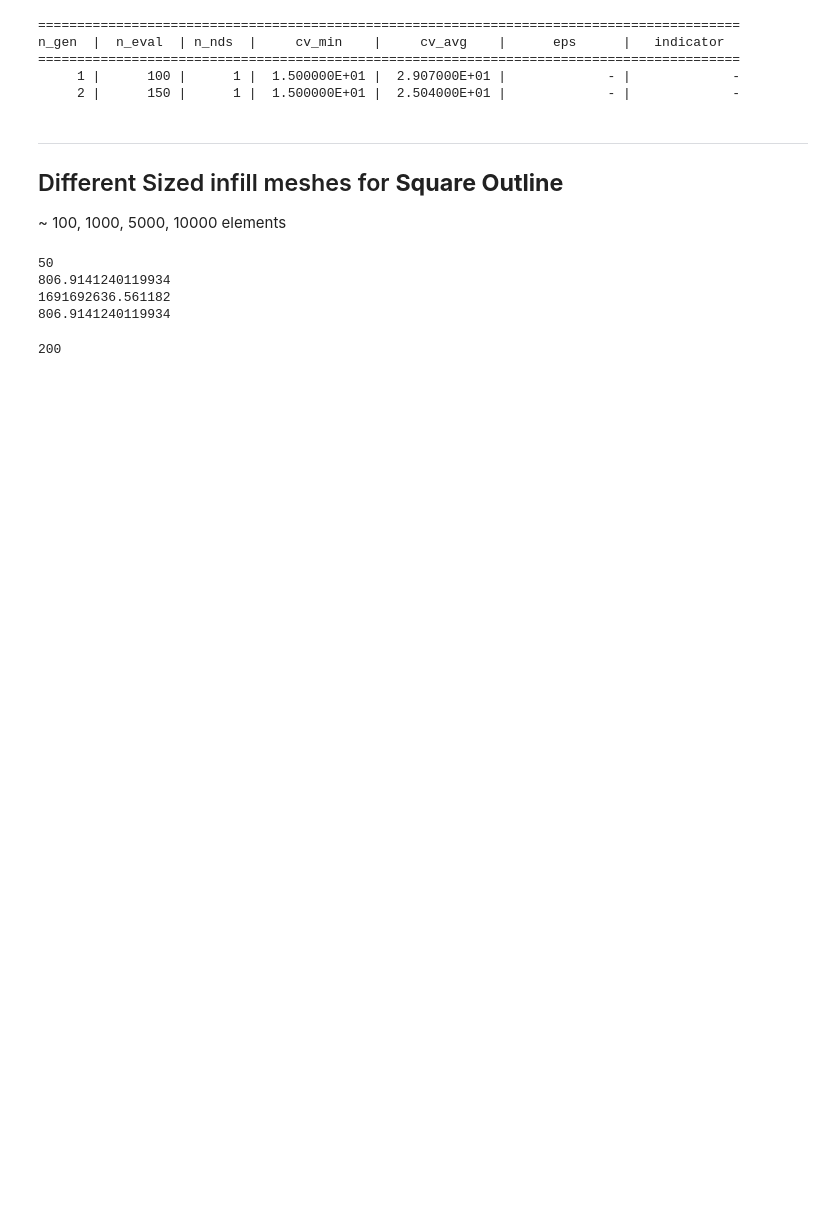
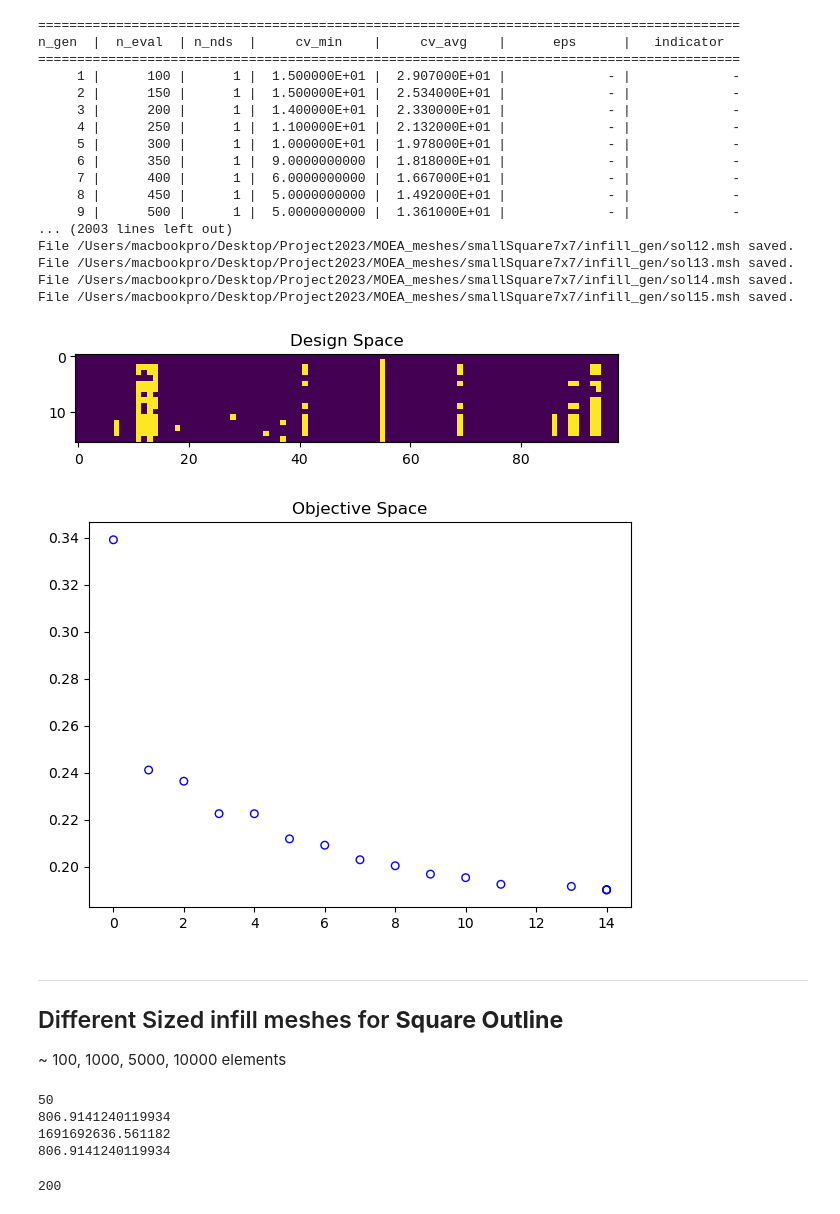
Before and after one commit to grohalex/Project2023, a Jupyter notebook: Pymoo_withFEA.ipynb, the cells around one changed output. Saved outputs shown, nothing was run; the diff lists cells and outputs as text; code cells hidden in the pictures; blank space fills up the shorter version.

```diff
--- a/Pymoo_withFEA.ipynb
+++ b/Pymoo_withFEA.ipynb
@@ -393,15 +410,15 @@ algorithm = NSGA2(
     pop_size=100,
     n_offsprings=50,
     sampling=BinaryRandomSampling(),
-    crossover=HalfUniformCrossover(prob_hux=0.5),
-    #crossover=UniformCrossover(),
+    #crossover=HalfUniformCrossover(prob_hux=0.5),
+    crossover=UniformCrossover(),
     mutation=BitflipMutation(prob=0.5, prob_var=0.3),
     eliminate_duplicates=True
 )
 
 
 # define the termination criterion
-termination = get_termination("n_gen", 200)
+termination = get_termination("n_gen", 2000)
 
 
 # solve the MOP
@@ -433,35 +450,49 @@ for i, x in enumerate(X):
     ifile = out_dir / f"sol{i:02d}.msh"
     generate_infill_file(ifile, x, conn, coords)
     print(f"File {ifile} saved.")###
 
 # writing to a file
 with open(out_dir / "sq_solutions.txt", "w+") as file:
     alg = str(type(algorithm))[8:-2]
     header = f"Algorithm:{alg}, pop_size: {algorithm.pop_size},\
      n_offsp: {algorithm.n_offsprings}, n_gen: {termination.n_max_gen},\
-     t_tot: {res.exec_time : 10.1f}, t_gen: {res.exec_time/termination.n_max_gen : 10.2f}\n"
+     t_tot: {res.exec_time:10.1f}, t_gen: {res.exec_time/termination.n_max_gen:10.2f}\n"
     file.writelines(header)
     file.writelines(f"{str(list(sol))} \t w: {F[i][0]:10.1f} \t vm: {F[i][1]:10.06f} \n" for i, sol in enumerate(1*X))
 
 # plotting the decision space
 xl, xu = problem.bounds()
 plt.figure(figsize=(7, 5))
 plt.imshow(X)
 plt.title("Design Space")
 plt.show()
 
 
 # plotting the objective space
 plt.figure(figsize=(7, 5))
 plt.scatter(F[:, 0], F[:, 1], s=30, facecolors='none', edgecolors='blue')
 plt.title("Objective Space")
 plt.show()
 # %% [output]
 ==========================================================================================
 n_gen  |  n_eval  | n_nds  |     cv_min    |     cv_avg    |      eps      |   indicator
 ==========================================================================================
      1 |      100 |      1 |  1.500000E+01 |  2.907000E+01 |             - |             -
-     2 |      150 |      1 |  1.500000E+01 |  2.504000E+01 |             - |             -
+     2 |      150 |      1 |  1.500000E+01 |  2.534000E+01 |             - |             -
+     3 |      200 |      1 |  1.400000E+01 |  2.330000E+01 |             - |             -
+     4 |      250 |      1 |  1.100000E+01 |  2.132000E+01 |             - |             -
+     5 |      300 |      1 |  1.000000E+01 |  1.978000E+01 |             - |             -
+     6 |      350 |      1 |  9.0000000000 |  1.818000E+01 |             - |             -
+     7 |      400 |      1 |  6.0000000000 |  1.667000E+01 |             - |             -
+     8 |      450 |      1 |  5.0000000000 |  1.492000E+01 |             - |             -
+     9 |      500 |      1 |  5.0000000000 |  1.361000E+01 |             - |             -
+... (2003 lines left out)
+File /Users/macbookpro/Desktop/Project2023/MOEA_meshes/smallSquare7x7/infill_gen/sol12.msh saved.
+File /Users/macbookpro/Desktop/Project2023/MOEA_meshes/smallSquare7x7/infill_gen/sol13.msh saved.
+File /Users/macbookpro/Desktop/Project2023/MOEA_meshes/smallSquare7x7/infill_gen/sol14.msh saved.
+File /Users/macbookpro/Desktop/Project2023/MOEA_meshes/smallSquare7x7/infill_gen/sol15.msh saved.
+[figure, added]
+[figure, added]
 # %% [markdown]
 ---
 ## Different Sized infill meshes for **Square Outline**
```
Also changed, not shown: parts of 3 cells of this notebook.
